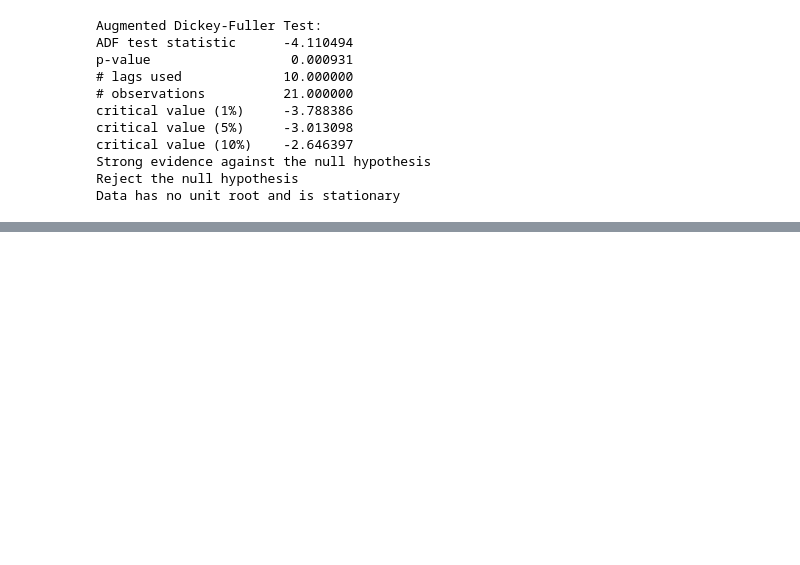
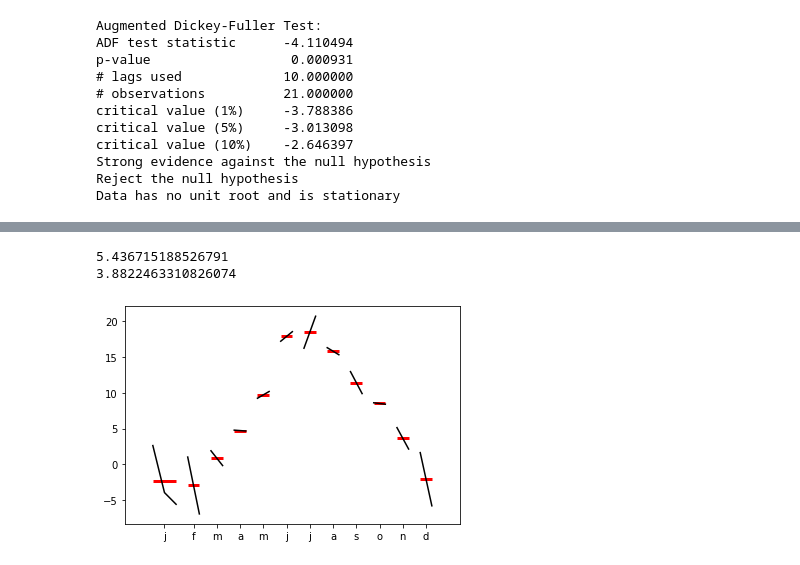
Before and after one commit to MikhailKuklin/time-series-analysis-forecasting, a Jupyter notebook: notebooks/ts_forecasting.ipynb, the cells around one changed output, grey strips where cells are left out. Cells and saved outputs as stored; diff of their text form; code cells hidden in the pictures; blank space fills up the shorter version.

```diff
--- a/notebooks/ts_forecasting.ipynb
+++ b/notebooks/ts_forecasting.ipynb
@@ -370,0 +405,26 @@ Data has no unit root and is stationary
+# %%
+# evaluation
+
+print(rmse(df_caus['Air temperature (degC)'],df_caus['predictions']))
+
+print(meanabs(df_caus['Air temperature (degC)'],df_caus['predictions']))
+# %% [output]
+5.436715188526791
+3.8822463310826074
+# %%
+# make monthly plot - ranges and average
+
+from statsmodels.graphics.tsaplots import month_plot,quarter_plot
+
+df = pd.read_csv('espoo_2020_2022.csv',
+                 parse_dates= {"date" : ["Year","m"]})
+
+df.dropna(axis=0,inplace=True)
+
+df = df.groupby(['date']).mean()
+
+df.index.freq = "MS"
+
+month_plot(df['Air temperature (degC)']);
+# %% [output]
+[figure, added]
```
Also changed, not shown: parts of 4 cells of this notebook.
